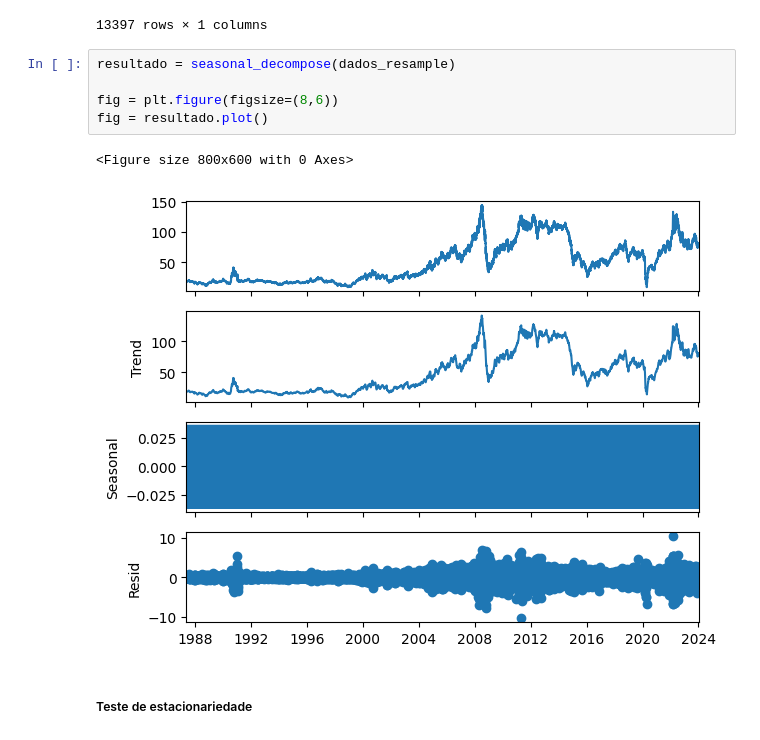
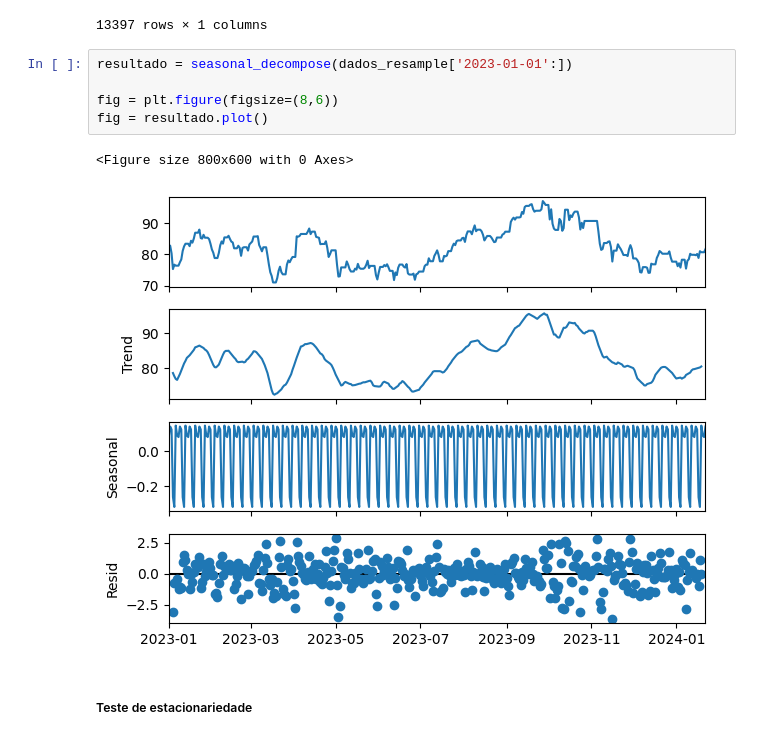
Before and after one commit to afonsosr2/tech-challenge-g51-fase04, a Jupyter notebook: modelos.ipynb, the cells around one changed output. Cells and saved outputs as stored; diff of their text form.

```diff
--- a/modelos.ipynb
+++ b/modelos.ipynb
@@ -88,13 +88,13 @@ dados_resample
 | 2024-01-22 | 81.70 |
 13397 rows × 1 columns
 # %%
-resultado = seasonal_decompose(dados_resample)
+resultado = seasonal_decompose(dados_resample['2023-01-01':])
 
 fig = plt.figure(figsize=(8,6))
 fig = resultado.plot()
 # %% [output]
 <Figure size 800x600 with 0 Axes>
-[figure, old version]
+[figure, new version]
 # %% [markdown]
 ##### Teste de estacionariedade
 # %%
```
Also changed, not shown: parts of 26 cells of this notebook, 8 other files.
